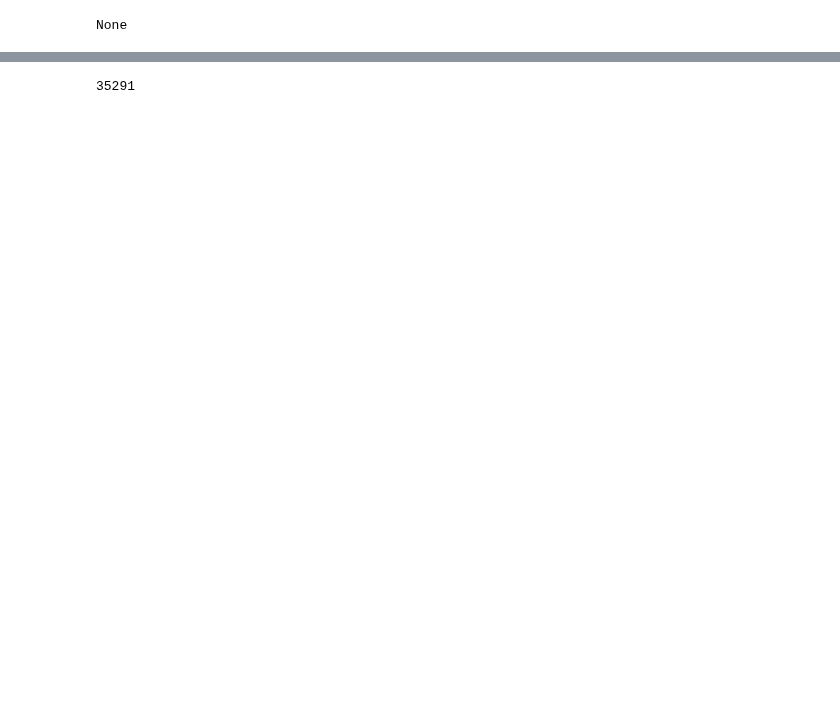
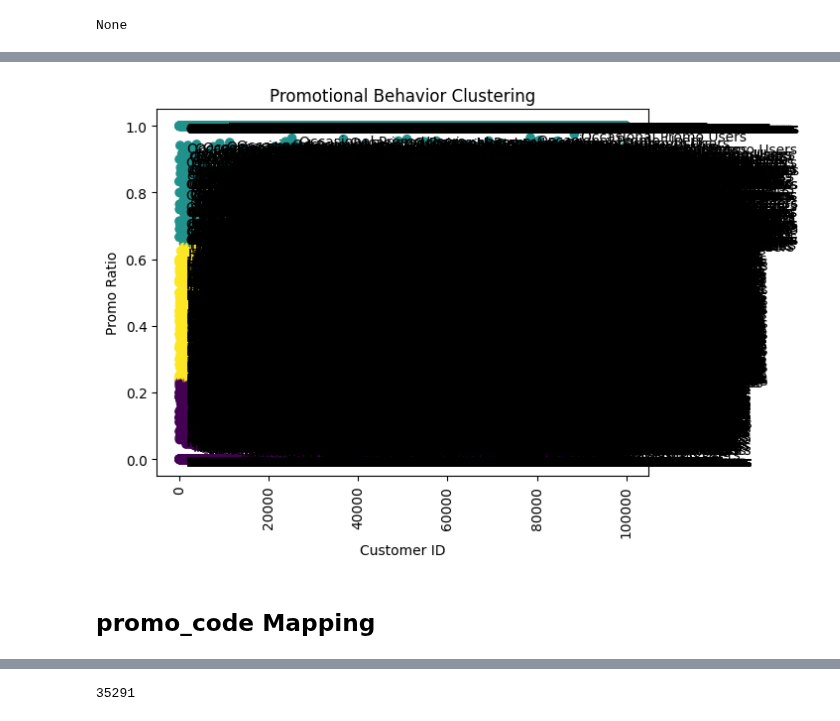
Before and after one commit to NARAEIM/tp2-da, a Jupyter notebook: jenn.ipynb, the cells around one changed output, grey strips where cells are left out. Saved outputs shown, nothing was run; the diff lists cells and outputs as text; code cells hidden in the pictures; blank space fills up the shorter version.

```diff
--- a/jenn.ipynb
+++ b/jenn.ipynb
@@ -953,3 +1029,41 @@ None
+# %%
+# Select the promo_ratio column for clustering
+X = merged_counts[['promo_ratio']]
+
+# Perform k-means clustering with k=3
+k = 3
+kmeans = KMeans(n_clusters=k, random_state=42)
+kmeans.fit(X)
+
+# Add the cluster labels to the merged_counts DataFrame
+merged_counts['cluster'] = kmeans.labels_
+# %%
+# Assign cluster labels to segment names
+segment_names = {
+    0: "Non-Promo Users",
+    1: "Occasional Promo Users",
+    2: "Heavy Promo Users"
+}
+
+# Assign segment names to each customer
+merged_counts['segment'] = merged_counts['cluster'].map(segment_names)
+
+# Plot the clusters
+plt.scatter(merged_counts['customer_id'], merged_counts['promo_ratio'], c=merged_counts['cluster'], cmap='viridis')
+plt.xlabel('Customer ID')
+plt.ylabel('Promo Ratio')
+plt.title('Promotional Behavior Clustering')
+plt.xticks(rotation=90)
+
+# Annotate segment names on the plot
+for i, txt in enumerate(merged_counts['segment']):
+    plt.annotate(txt, (merged_counts['customer_id'][i], merged_counts['promo_ratio'][i]), xytext=(5,-5), textcoords='offset points')
+
+plt.show()
+# %% [output]
+[figure, added]
+# %% [markdown]
+## promo_code Mapping
 # %%
 promo_code_mapping = {0: 0, 'AZ2022': 1, 'BUYMORE': 2, 'WEEKENDSERU': 3, 'XX2022': 4, 'LIBURDONG': 5, 'WEEKENDMANTAP': 6, 'SC2022': 7, 'STARTUP': 8}
 
```
Also changed, not shown: parts of 29 cells of this notebook.
